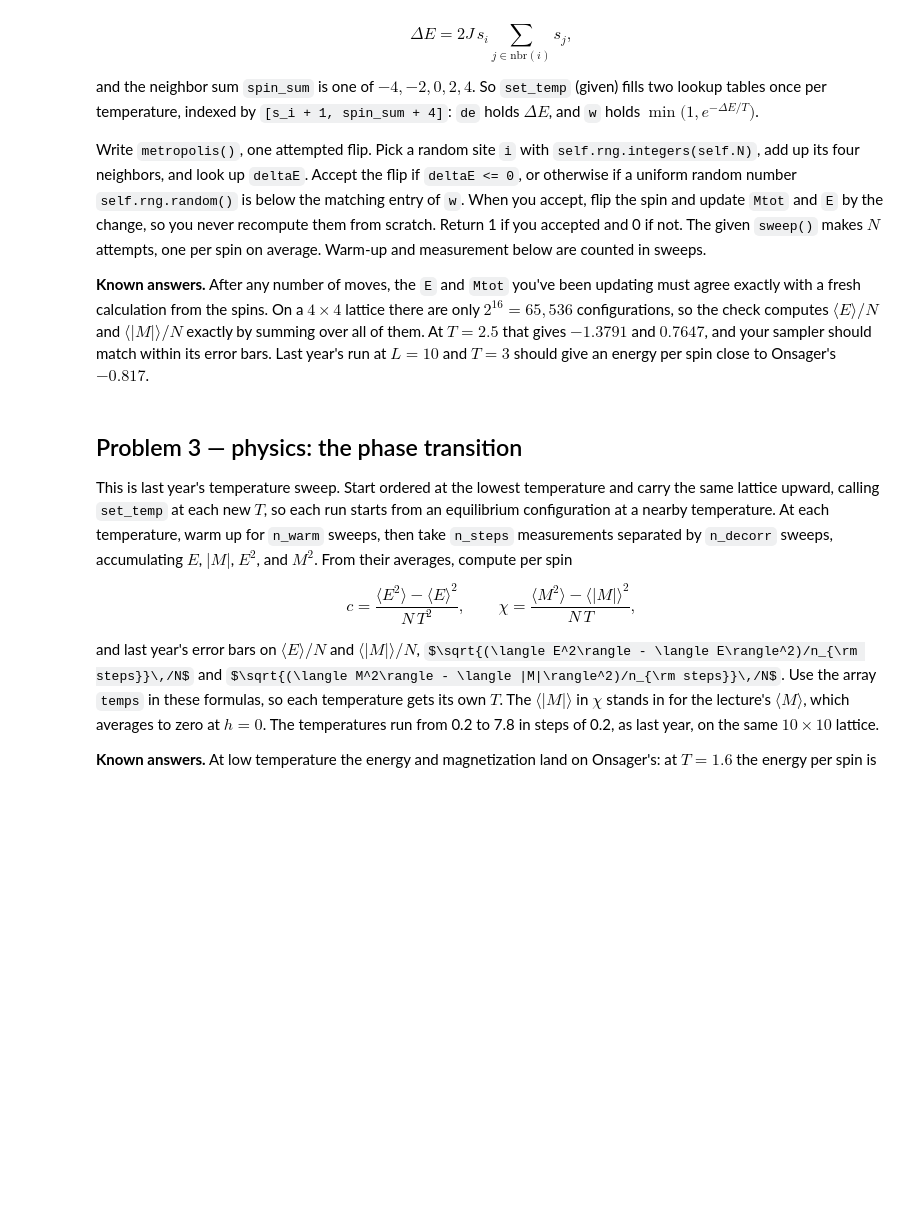
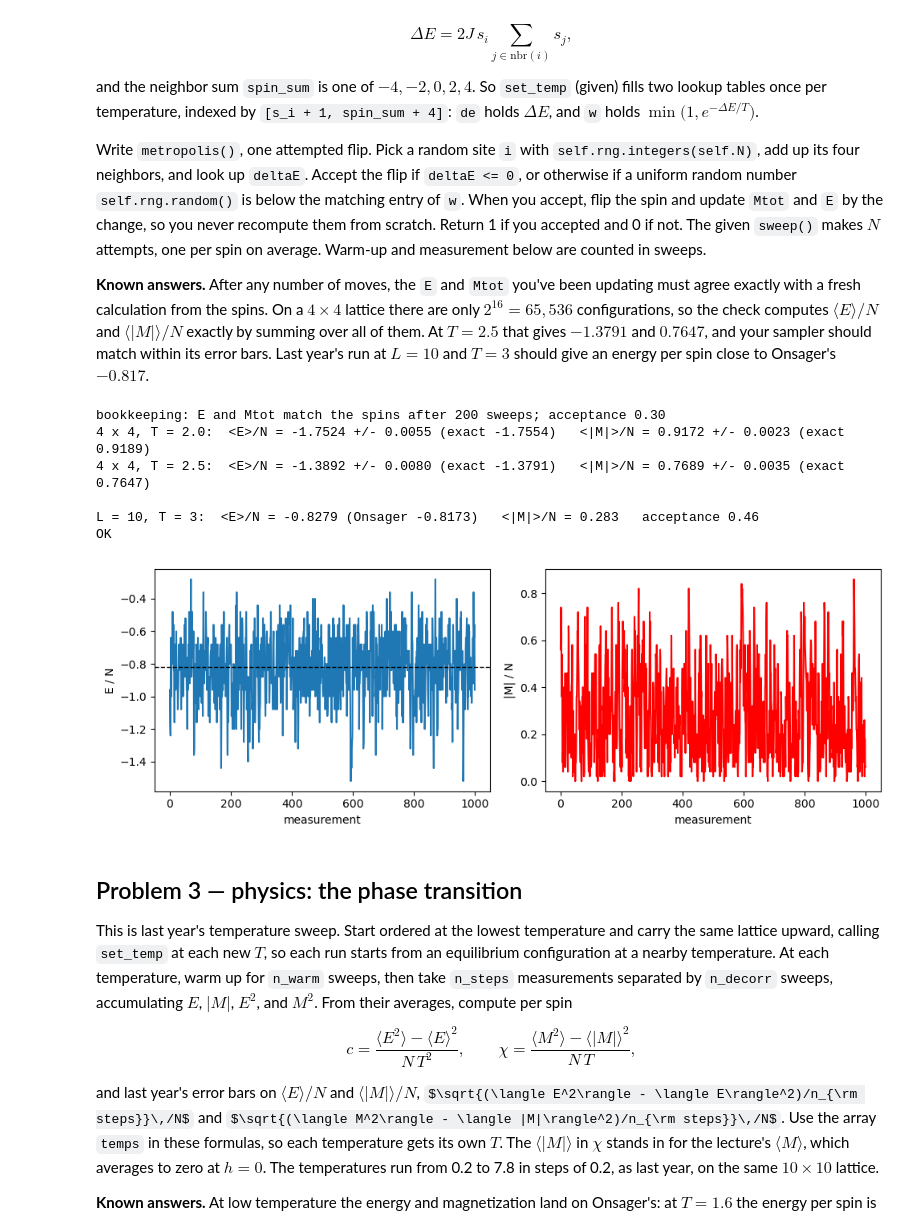
Before and after one commit to CarterDW/COMP2026, a Jupyter notebook: notebooks/07_Stat_Mech_and_Ising.ipynb, the cells around one changed output. Saved outputs shown, nothing was run; the diff lists cells and outputs as text; code cells hidden in the pictures; some formulas as TeX source; blank space fills up the shorter version.

```diff
--- a/notebooks/07_Stat_Mech_and_Ising.ipynb
+++ b/notebooks/07_Stat_Mech_and_Ising.ipynb
@@ -197,7 +197,10 @@ class IsingLattice:
             for ix in range(L):
                 n = ix + L*iy
                 # the four neighbors of n away from the edges: left, right, top, bottom
-                ...
+                self.nn[n, Direction.LEFT] = n-1
+                self.nn[n, Direction.RIGHT] = n+1
+                self.nn[n, Direction.BOTTOM] = n-L
+                self.nn[n, Direction.TOP] = n+L
                 # periodic boundaries (given): sites on an edge wrap to the opposite side
                 if ix == 0:
                     self.nn[n, Direction.LEFT] = n + L - 1
@@ -214,8 +217,11 @@ class IsingLattice:
         else:
             self.spin = np.array(start, dtype=int)
 
-        self.Mtot = ...                # total magnetization
-        self.E = ...                   # total energy, each bond counted once
+        self.Mtot = np.sum(self.spin)
+        sum=0               # total magnetization
+        for i in range(self.N):
+            sum +=self.spin[i]*(self.spin[self.nn[i,Direction.RIGHT]] + self.spin[self.nn[i,Direction.TOP]])
+        self.E = -J*sum                 # total energy, each bond counted once
 # %%
 # CHECK — do not edit
 def reference_energy(spin, L):
@@ -320,7 +332,17 @@ class Ising(IsingLattice):
 
     def metropolis(self):
         # one attempted flip at a random site; return 1 if accepted, 0 if not
-        ...
+        i=self.rng.integers(self.N)
+        neighbors = self.spin[self.nn[i,Direction.RIGHT]] +  self.spin[self.nn[i,Direction.LEFT]] +  self.spin[self.nn[i,Direction.TOP]] + self.spin[self.nn[i,Direction.BOTTOM]]
+        deltaE=self.de[self.spin[i]+1,neighbors+4]
+        if(deltaE<=0 or self.rng.random() < self.w[self.spin[i]+1,neighbors+4]):
+            self.Mtot = self.Mtot-self.spin[i]
+            self.spin[i]=-self.spin[i]
+            self.E = self.E+deltaE
+            self.Mtot = self.Mtot+self.spin[i]
+            return 1
+        else:
+            return 0
 
     def sweep(self):
         # N attempted flips, one per spin on average; return the number accepted
@@ -343,34 +365,42 @@ for T in (2.0, 2.5):
     e, m = np.zeros(20000), np.zeros(20000)
     for k in range(20000):
         S.sweep()
         e[k], m[k] = S.E / 16, abs(S.Mtot) / 16
     err_e = e.reshape(20, -1).mean(1).std(ddof=1) / np.sqrt(20)   # error bars from 20 blocks of 1000 sweeps
     err_m = m.reshape(20, -1).mean(1).std(ddof=1) / np.sqrt(20)
     ex_e, ex_m = exact_4x4(T)
     print("4 x 4, T = %.1f:  <E>/N = %.4f +/- %.4f (exact %.4f)   <|M|>/N = %.4f +/- %.4f (exact %.4f)"
           % (T, e.mean(), err_e, ex_e, m.mean(), err_m, ex_m))
     assert abs(e.mean() - ex_e) < 5 * err_e and abs(m.mean() - ex_m) < 5 * err_m, "the sampler disagrees with exact enumeration"
 
 # 3. last year's run: L = 10, T = 3
-L, Temp, Nwarmup, Nsteps, Ndecorr = 10, 3.0, 100, 1000, 3
+L, Temp, Nwarmup, Nsteps, Ndecorr = 10, 3.0, 10|0, 1000, 3
 S = Ising(L, J, Temp, rng)
 for _ in range(Nwarmup):
     S.sweep()
 E, M = np.zeros(Nsteps), np.zeros(Nsteps)
 naccept = 0
 for k in range(Nsteps):
     for _ in range(Ndecorr):
         naccept += S.sweep()
     E[k], M[k] = S.E / S.N, abs(S.Mtot) / S.N
 print("\nL = %d, T = %g:  <E>/N = %.4f (Onsager %.4f)   <|M|>/N = %.3f   acceptance %.2f"
       % (L, Temp, E.mean(), onsager_energy(Temp), M.mean(), naccept / (Nsteps * Ndecorr * S.N)))
 assert abs(E.mean() - onsager_energy(Temp)) < 0.04, "the energy at T = 3 is far from Onsager's"
 print("OK")
 
 fig, (a1, a2) = plt.subplots(1, 2, figsize=(10, 3.5))
 a1.plot(E); a1.axhline(onsager_energy(Temp), ls="--", c="k", lw=1); a1.set_xlabel("measurement"); a1.set_ylabel("E / N")
 a2.plot(M, c="r"); a2.set_xlabel("measurement"); a2.set_ylabel("|M| / N")
 plt.tight_layout();
+# %% [output]
+bookkeeping: E and Mtot match the spins after 200 sweeps; acceptance 0.30
+4 x 4, T = 2.0:  <E>/N = -1.7524 +/- 0.0055 (exact -1.7554)   <|M|>/N = 0.9172 +/- 0.0023 (exact 0.9189)
+4 x 4, T = 2.5:  <E>/N = -1.3892 +/- 0.0080 (exact -1.3791)   <|M|>/N = 0.7689 +/- 0.0035 (exact 0.7647)
+
+L = 10, T = 3:  <E>/N = -0.8279 (Onsager -0.8173)   <|M|>/N = 0.283   acceptance 0.46
+OK
+[figure, added]
 # %% [markdown]
 ## Problem 3 — physics: the phase transition
 
```
Also changed, not shown: parts of 4 cells of this notebook, 2 other files.
